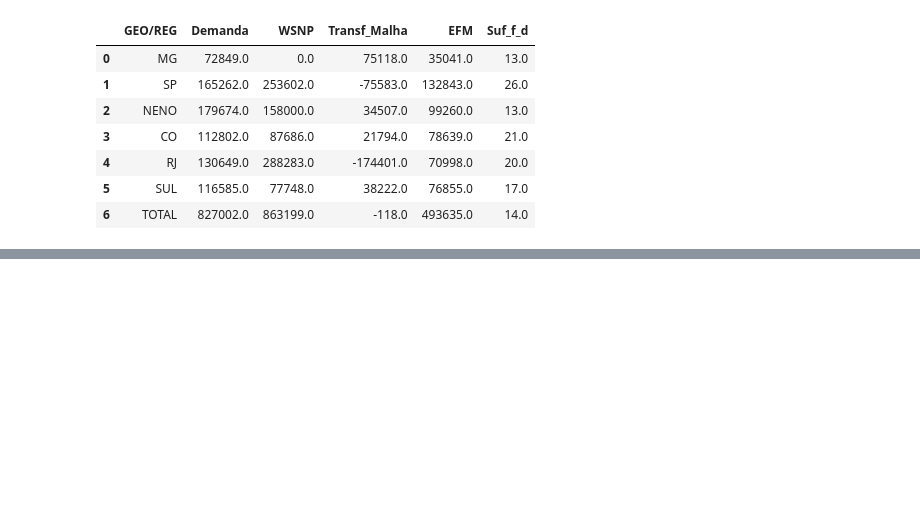
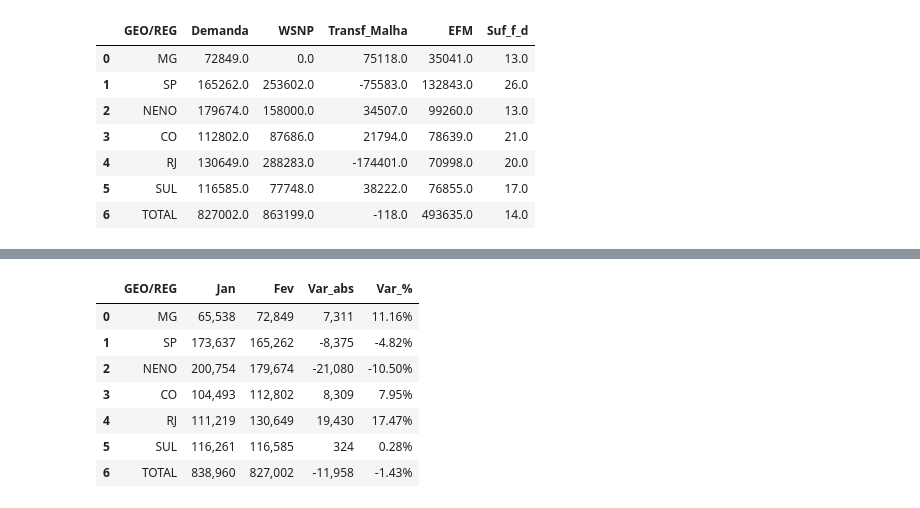
Before and after one commit to Joao0310/hackathon-ambev-dados, a Jupyter notebook: notebooks/cenario_atual.ipynb, the cells around one changed output, grey strips where cells are left out. Cells and saved outputs as stored; diff of their text form; code cells hidden in the pictures; blank space fills up the shorter version.

Commit message:
Análise comparativa da demanda em  Janeiro vs Fevereiro

```diff
--- a/notebooks/cenario_atual.ipynb
+++ b/notebooks/cenario_atual.ipynb
@@ -149,0 +150,39 @@ df_final
+# %%
+df_compare = pd.DataFrame({
+    "Jan": df_jan[("Janeiro", "Demanda")].values,
+    "Fev": df_fev[("Fevereiro", "Demanda")].values
+}, index=df_jan[("Janeiro", "GEO/REG")])
+
+df_compare["Var_abs"] = df_compare["Fev"] - df_compare["Jan"]
+df_compare["Var_%"] = (df_compare["Var_abs"] / df_compare["Jan"]) * 100
+
+df_compare.index.name = "GEO/REG"
+df_compare = df_compare.reset_index()
+df_compare = df_compare.round(2)
+
+def cor_variacao(val):
+    if val > 0:
+        return "color: green"
+    elif val < 0:
+        return "color: red"
+    return ""
+
+df_compare_cor = df_compare.style \
+    .format({
+        "Jan": "{:,.0f}",
+        "Fev": "{:,.0f}",
+        "Var_abs": "{:,.0f}",
+        "Var_%": "{:.2f}%"
+    }) \
+    .map(cor_variacao, subset=["Var_abs", "Var_%"])
+
+df_compare_cor
+# %% [output]
+|  | GEO/REG | Jan | Fev | Var_abs | Var_% |
+| 0 | MG | 65,538 | 72,849 | 7,311 | 11.16% |
+| 1 | SP | 173,637 | 165,262 | -8,375 | -4.82% |
+| 2 | NENO | 200,754 | 179,674 | -21,080 | -10.50% |
+| 3 | CO | 104,493 | 112,802 | 8,309 | 7.95% |
+| 4 | RJ | 111,219 | 130,649 | 19,430 | 17.47% |
+| 5 | SUL | 116,261 | 116,585 | 324 | 0.28% |
+| 6 | TOTAL | 838,960 | 827,002 | -11,958 | -1.43% |
```
Also changed, not shown: parts of 3 cells of this notebook.
